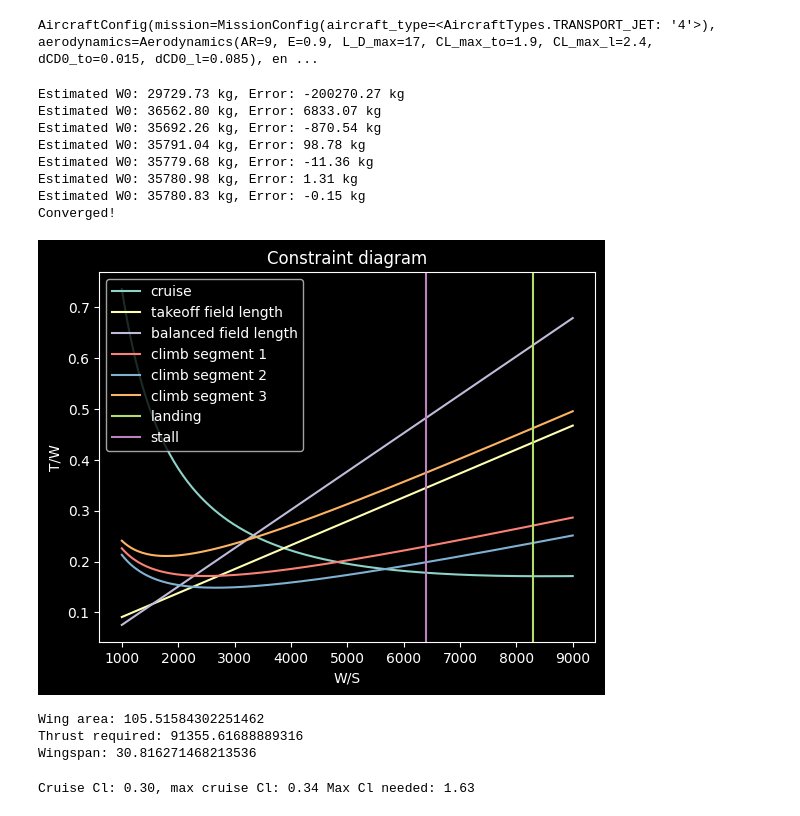
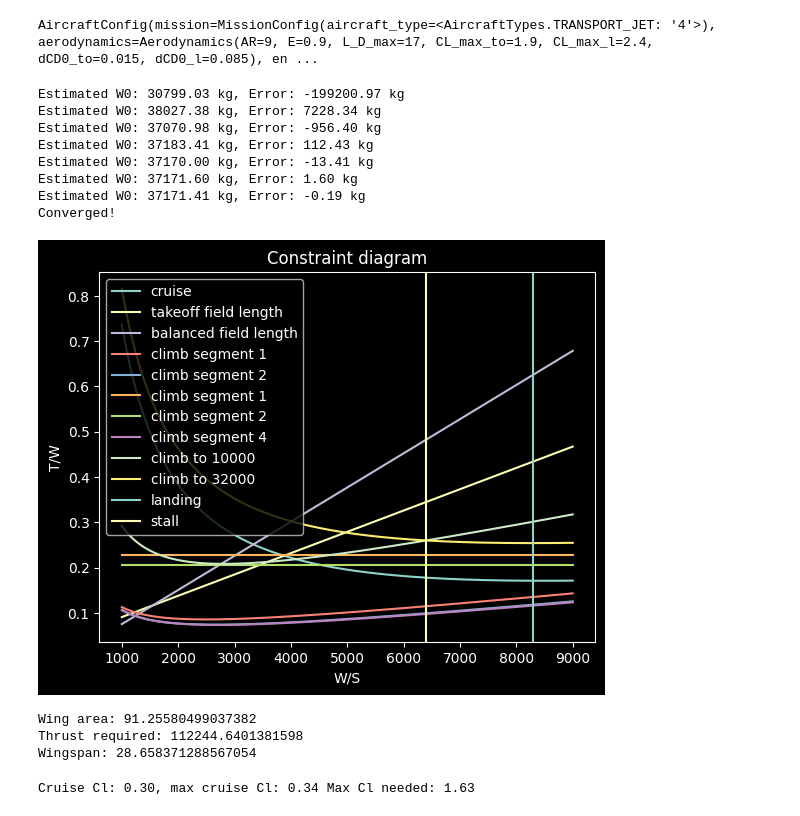
Before and after one commit to UavYuriyS/ad_assignments, a Jupyter notebook: assignment2/project.ipynb, the cells around one changed output. Cells and saved outputs as stored; diff of their text form; code cells hidden in the pictures.

```diff
--- a/assignment2/project.ipynb
+++ b/assignment2/project.ipynb
@@ -15,6 +15,7 @@ import fluids
 
 CRUISE_MACH = 0.75
 CRUISE_ALTITUDE = 32000 / M_TO_FEET
+DIVERSION_ALTITUDE = 20000 / M_TO_FEET
 
 WEIGHT_PER_PERSON = 240 / KG_TO_POUND
 PAX_NUMBER = 76
@@ -26,6 +27,7 @@ MISSION_CRUISE_RANGE = 1510 * NMI_TO_M
 DIVERSION_RANGE = 200 * NMI_TO_M
 
 LOITER_AT_DIVERSION = 30 * MIN_TO_S
+LOITER_AT_DESTINATION = 15 * MIN_TO_S
 
 MAX_LIFT_TO_DRAG = 17
 ASPECT_RATIO = 9
@@ -47,7 +49,7 @@ config = AircraftConfig(
     ),
     engine=Engine(
         type=EngineType.JET,
-        sfc=0.0000173128,
+        sfc=0.0000176128,
         thrust=10000
     ),
     W0= 230000,
@@ -104,8 +106,10 @@ mission_weight_fraction_calc = MissionWeightFraction(cruise_fraction_items + [
     ClimbAndAccelerateMissionItem(0, CRUISE_MACH), # conservative estimate, should be something like V2
     CruiseMissionItem(CRUISE_MACH * fluids.ATMOSPHERE_1976(CRUISE_ALTITUDE).v_sonic, MISSION_CRUISE_RANGE),
     ConstantFuelFractionMissionItem(MissionTypes.DESCENT),
+    LoiterMissionItem(None, LOITER_AT_DESTINATION),
     ConstantFuelFractionMissionItem(MissionTypes.CLIMB),
     ClimbAndAccelerateMissionItem(0, CRUISE_MACH), # conservative estimate, should be something like V2 again
+    CruiseMissionItem(CRUISE_MACH * fluids.ATMOSPHERE_1976(CRUISE_ALTITUDE).v_sonic, DIVERSION_ALTITUDE),
     ConstantFuelFractionMissionItem(MissionTypes.DESCENT),
     LoiterMissionItem(None, LOITER_AT_DIVERSION),
     ConstantFuelFractionMissionItem(MissionTypes.LANDING),
@@ -130,13 +134,13 @@ while True:
         print("Converged!")
         break
 # %% [output]
-Estimated W0: 29729.73 kg, Error: -200270.27 kg
-Estimated W0: 36562.80 kg, Error: 6833.07 kg
-Estimated W0: 35692.26 kg, Error: -870.54 kg
-Estimated W0: 35791.04 kg, Error: 98.78 kg
-Estimated W0: 35779.68 kg, Error: -11.36 kg
-Estimated W0: 35780.98 kg, Error: 1.31 kg
-Estimated W0: 35780.83 kg, Error: -0.15 kg
+Estimated W0: 30799.03 kg, Error: -199200.97 kg
+Estimated W0: 38027.38 kg, Error: 7228.34 kg
+Estimated W0: 37070.98 kg, Error: -956.40 kg
+Estimated W0: 37183.41 kg, Error: 112.43 kg
+Estimated W0: 37170.00 kg, Error: -13.41 kg
+Estimated W0: 37171.60 kg, Error: 1.60 kg
+Estimated W0: 37171.41 kg, Error: -0.19 kg
 Converged!
 # %%
 
@@ -152,8 +156,12 @@ cp = ConstraintPlotter(
         BalancedTakeoffConstraint("balanced field length", config.takeoff_altitude, 1.2*config.stall_speed, takeoff_mf),
         ClimbConstraint("climb segment 1", config.takeoff_altitude, 1.2*config.stall_speed, takeoff_mf, 0.024),
         ClimbConstraint("climb segment 2", config.takeoff_altitude+CLIMBOUT_ALTITUDE, 1.25*config.stall_speed, takeoff_mf, 0.012),
+        ClimbConstraint("climb segment 1", config.takeoff_altitude, 1.2*config.stall_speed, takeoff_mf, 0.024, inop_count=1),
+        ClimbConstraint("climb segment 2", config.takeoff_altitude+CLIMBOUT_ALTITUDE, 1.25*config.stall_speed, takeoff_mf, 0.012, inop_count=1),
         # TODO update 3rd segment climb
-        ClimbConstraint("climb segment 3", CRUISE_ALTITUDE/2, 1.3*config.stall_speed, takeoff_mf, 0.012),
+        ClimbConstraint("climb segment 4", config.takeoff_altitude, 1.25*config.stall_speed, takeoff_mf, 0.012),
+        ClimbConstraint("climb to 10000", CRUISE_ALTITUDE, 0.4 * fluids.ATMOSPHERE_1976(10000 / M_TO_FEET).v_sonic , takeoff_mf, 0.0264),
+        ClimbConstraint("climb to 32000", CRUISE_ALTITUDE, config.cruise_airspeed, takeoff_mf, 0.0264),
         LandingConstraint("landing", config.landing_altitude, 1.2*config.stall_speed, 0.85, 0.45),
         StallConstraint("stall", config.landing_altitude, config.stall_speed, 0.85)
     ]
@@ -161,33 +169,33 @@ cp = ConstraintPlotter(
 # %%
 
 import matplotlib.pyplot as plt
 
 fig = plt.figure()
 ax = fig.subplots()
 
 cp.draw_diagram(ax)
 
 ax.set_title('Constraint diagram')
 ax.legend()
 ax.set_xlabel('W/S')
 ax.set_ylabel('T/W')
 
-T_to_W = 0.26
-W_L = 3330
+T_to_W = 0.3075
+W_L = 4000
 
 plt.show()
 S = config.W0*g / W_L
 Tr = T_to_W * config.W0 * g
 print(f"Wing area: {S}")
 print(f"Thrust required: {Tr}")
 
 wingspan = math.sqrt(config.aerodynamics.AR*S)
 print(f"Wingspan: {wingspan}")
 # %% [output]
-[figure, old version]
+[figure, new version]
-Wing area: 105.51584302251462
-Thrust required: 91355.61688889316
-Wingspan: 30.816271468213536
+Wing area: 91.25580499037382
+Thrust required: 112244.6401381598
+Wingspan: 28.658371288567054
 # %%
 rho_cruise = fluids.ATMOSPHERE_1976(config.cruise_altitude).rho
 c = fluids.ATMOSPHERE_1976(config.cruise_altitude).v_sonic
```
Also changed, not shown: 1 other file.
